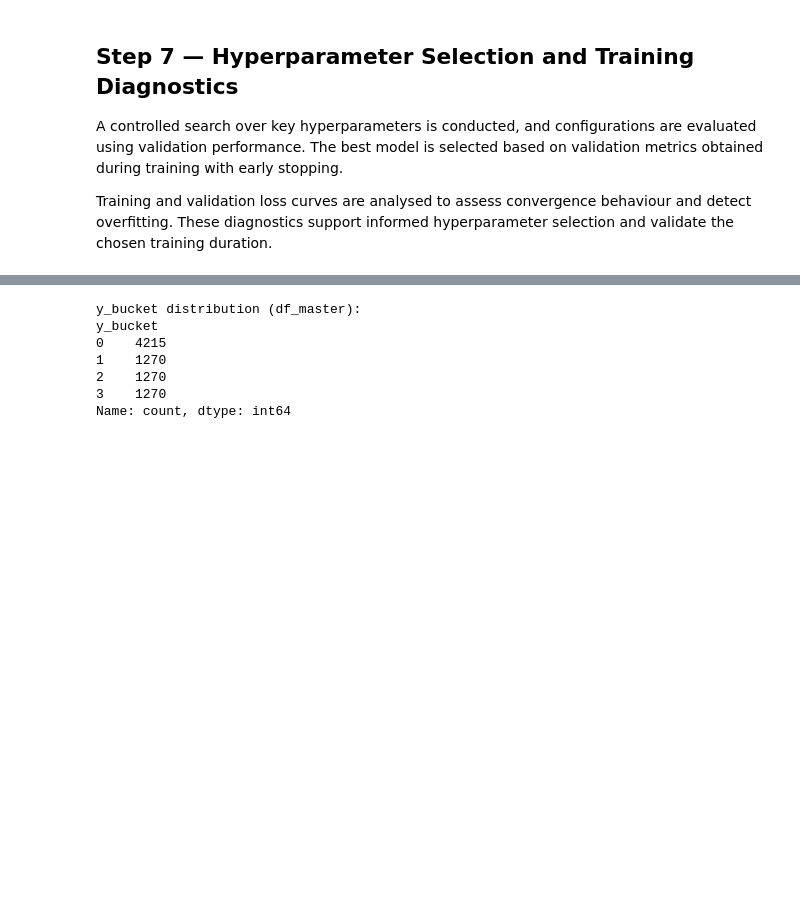
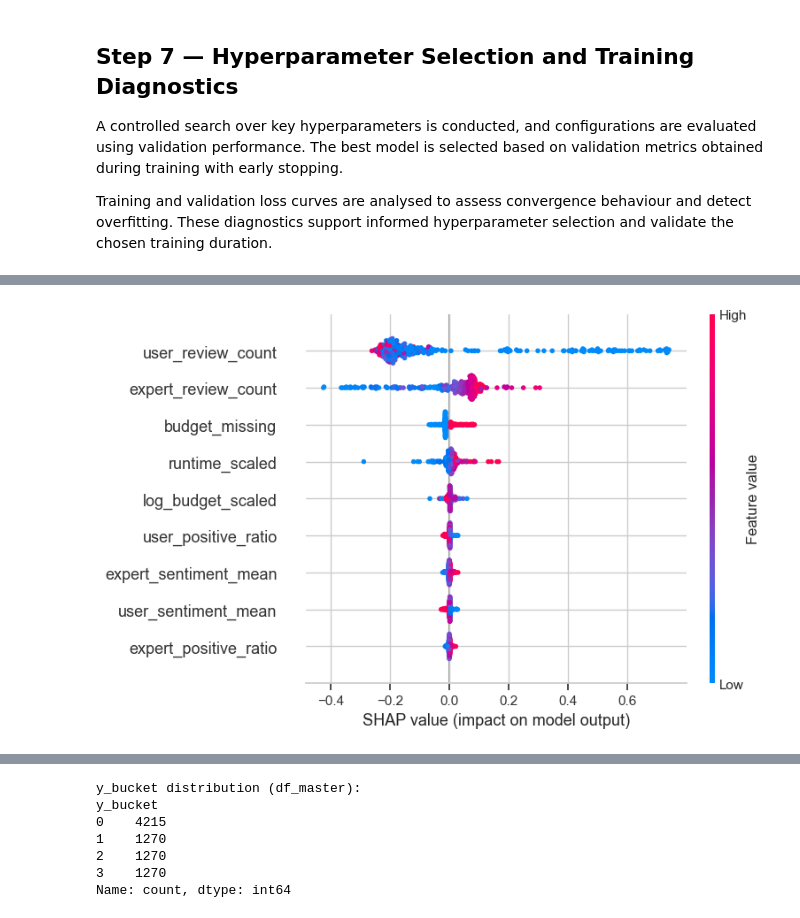
Before and after one commit to spaesey/ai-for-business-project, a Jupyter notebook: src/eda_feature_engineering.ipynb, the cells around one changed output, grey strips where cells are left out. Cells and saved outputs as stored; diff of their text form; code cells hidden in the pictures; blank space fills up the shorter version.

```diff
--- a/src/eda_feature_engineering.ipynb
+++ b/src/eda_feature_engineering.ipynb
@@ -2889,0 +2982,18 @@ Classification report:
+# %%
+best_row = results.iloc[0]
+selected_model_name = best_row["Model"]
+print("Selected model:", selected_model_name)
+
+# Provide a consistent callable for prediction
+
+if selected_model_name == "KNN (baseline)":
+    final_model = knn_best
+    final_model_type = "sklearn_pipeline"
+elif selected_model_name == "Random Forest":
+    final_model = rf_best
+    final_model_type = "sklearn_tree"
+else:
+    final_model = best_model
+    final_model_type = "pytorch_ann"
+
+print("final_model_type:", final_model_type)
@@ -2889,0 +3015,70 @@ Classification report:
+# %%
+import numpy as np
+import shap
+
+# Feature names (you defined these in X_structured) - Fedde
+feature_names = [
+    "runtime_scaled",
+    "log_budget_scaled",
+    "budget_missing",
+    "user_review_count",
+    "user_positive_ratio",
+    "user_sentiment_mean",
+    "expert_review_count",
+    "expert_positive_ratio",
+    "expert_sentiment_mean",
+]
+
+# Use a manageable subset for SHAP
+rng = np.random.RandomState(42)
+bg_size = min(200, X_train.shape[0])
+explain_size = min(300, X_test.shape[0])
+
+bg_idx = rng.choice(np.arange(X_train.shape[0]), size=bg_size, replace=False)
+ex_idx = rng.choice(np.arange(X_test.shape[0]), size=explain_size, replace=False)
+
+X_bg = X_train[bg_idx]
+X_explain = X_test[ex_idx]
+
+# Helper: prediction-probability function for model-agnostic SHAP
+def predict_proba_any(X_in):
+    if final_model_type in ["sklearn_tree", "sklearn_pipeline"]:
+        return final_model.predict_proba(X_in)
+
+    # PyTorch ANN: return probabilities as numpy array
+    import torch
+    final_model.eval()
+    X_tensor = torch.tensor(X_in.astype(np.float32))
+    X_tensor = X_tensor.to(device)
+    with torch.no_grad():
+        logits = final_model(X_tensor)
+        probs = torch.softmax(logits, dim=1).cpu().numpy()
+    return probs
+
+# Build SHAP explainer depending on model type
+if final_model_type == "sklearn_tree":
+    explainer = shap.TreeExplainer(final_model, feature_names=feature_names)
+    shap_values = explainer(X_explain)
+
+else:
+    # Model-agnostic SHAP using a background sample
+    masker = shap.maskers.Independent(X_bg)
+    explainer = shap.Explainer(predict_proba_any, masker, feature_names=feature_names)
+    shap_values = explainer(X_explain)
+
+# Global explanation
+# For multi-class models, SHAP produces values per class.
+n_classes = predict_proba_any(X_explain[:5]).shape[1]
+print("Detected classes:", n_classes)
+
+for class_idx in range(n_classes):
+    print(f"\nSHAP summary for class {class_idx}")
+    shap.summary_plot(shap_values[..., class_idx], X_explain, feature_names=feature_names)
+
+# Local explanation (single instance)
+i = 0
+print("Local explanation for one test observation (index within X_explain):", i)
+
+for class_idx in range(n_classes):
+    shap.plots.waterfall(shap_values[i, :, class_idx], max_display=12)
+# %% [output]
@@ -2889,0 +3088 @@ Classification report:
+[figure, added]
```
Also changed, not shown: parts of 18 cells of this notebook, 4 other files.
